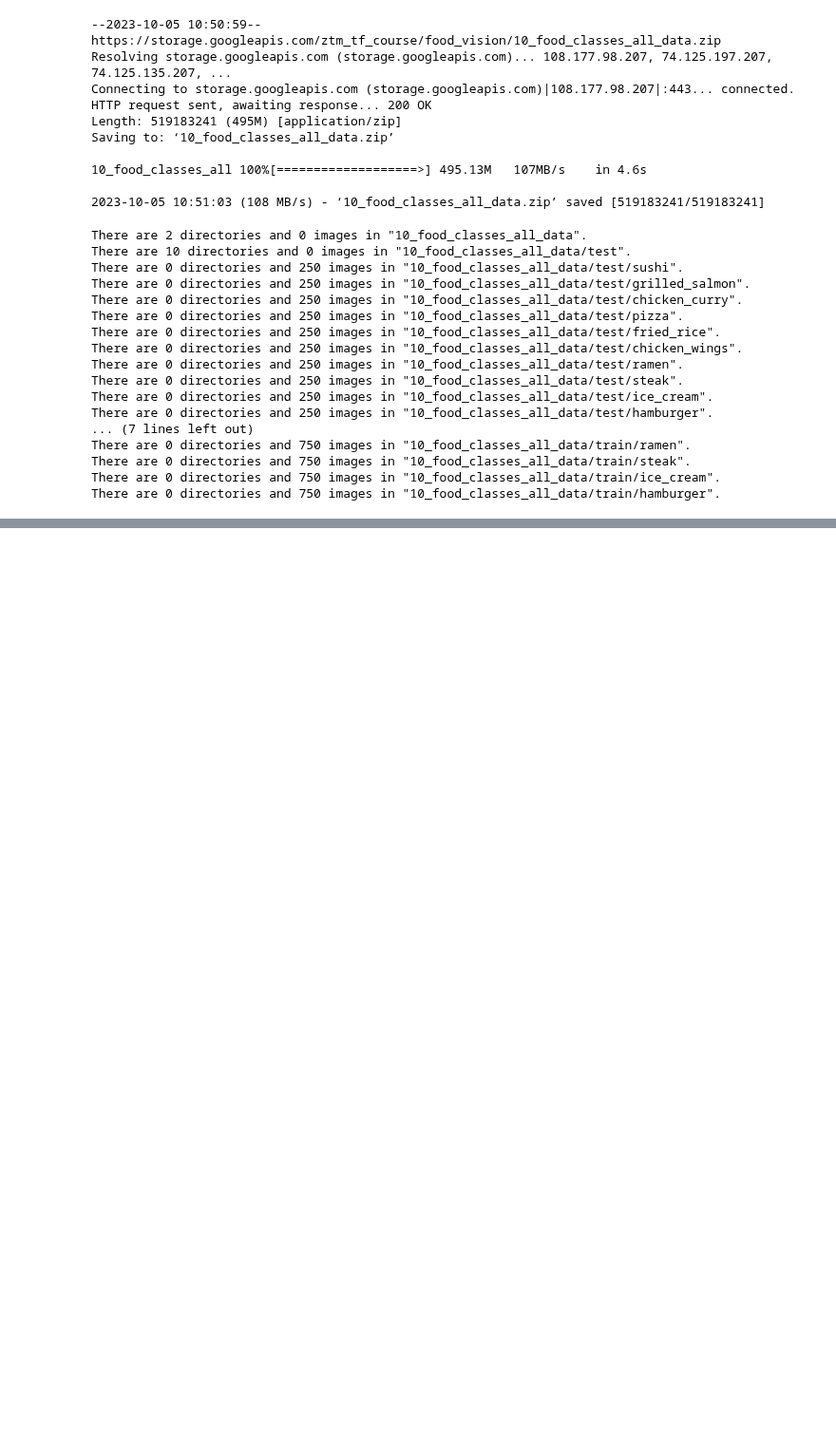
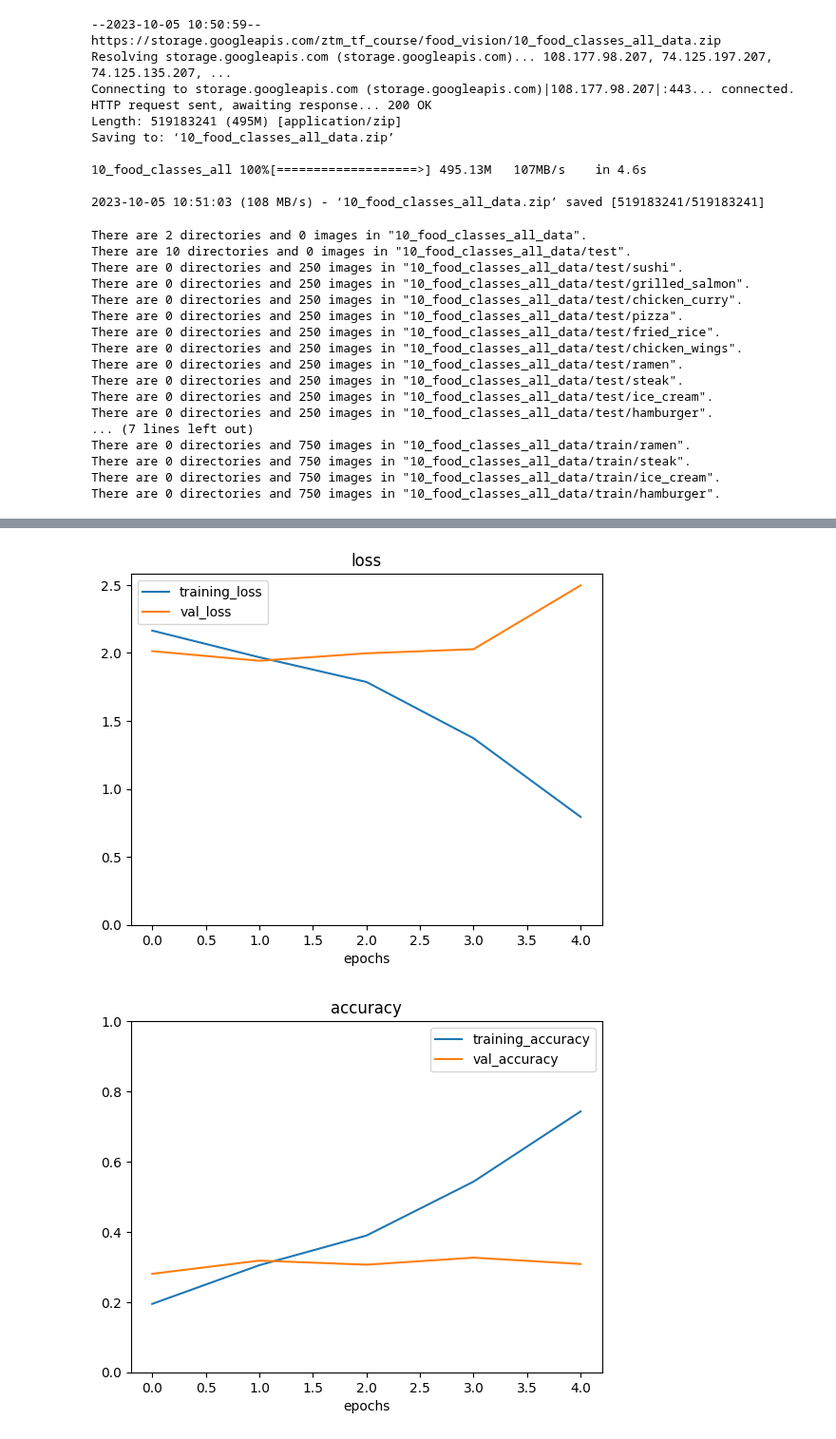
Before and after one commit to kacper-dobrow/tensorflow-course, a Jupyter notebook: 03_introduction_to_CNN_and_computer_vision.ipynb, the cells around one changed output, grey strips where cells are left out. Shown at 95% size. Saved outputs shown, nothing was run; the diff lists cells and outputs as text; code cells hidden in the pictures; blank space fills up the shorter version.

```diff
--- a/03_introduction_to_CNN_and_computer_vision.ipynb
+++ b/03_introduction_to_CNN_and_computer_vision.ipynb
@@ -1062,0 +1089,14 @@ There are 0 directories and 750 images in "10_food_classes_all_data/train/hambur
+# %%
+from tensorflow.keras.preprocessing.image import ImageDataGenerator
+
+# Preprocess the data - scale it to have all the values between 0 and 1
+train_datagen  =  ImageDataGenerator(rescale = 1./255.)
+test_datagen = ImageDataGenerator(rescale = 1./255.)
+
+# Import data from directories and tuurn it into !batches!
+train_data = train_datagen.flow_from_directory(directory = train_dir,
+                                               batch_size = 32,
+                                               target_size = (224, 224),
+                                               class_mode = 'categorical') # categorical is the default so not needed
+test_data = test_datagen.flow_from_directory(directory = test_dir,
+                                               target_size = (224,224)) # just a good size
@@ -1062,0 +1108,15 @@ There are 0 directories and 750 images in "10_food_classes_all_data/train/hambur
+# %%
+# Create/initialize
+model_9 = Sequential([
+    Conv2D(10, 3, activation = 'relu', input_shape = (224, 224, 3)),
+    Conv2D(10, 3, activation = 'relu'),
+    MaxPool2D(),
+    Conv2D(10, 3, activation = 'relu'),
+    Conv2D(10, 3, activation = 'relu'),
+    MaxPool2D(),
+    Flatten(),
+    Dense(len(class_names), activation = 'softmax')
+])
+# %%
+# Compile
+model_9.compile(Adam(), 'categorical_crossentropy', 'accuracy')
@@ -1062,0 +1125,7 @@ There are 0 directories and 750 images in "10_food_classes_all_data/train/hambur
+# %%
+# Fit
+history_9 = model_9.fit(train_data,
+                        epochs = 5,
+                        steps_per_epoch = len(train_data),
+                        validation_data = test_data,
+                        validation_steps = len(test_data))
@@ -1062,0 +1150,5 @@ There are 0 directories and 750 images in "10_food_classes_all_data/train/hambur
+# %%
+plot_loss_curves(history_9)
+# %% [output]
+[figure, added]
+[figure, added]
```
Also changed, not shown: parts of 28 cells of this notebook.
